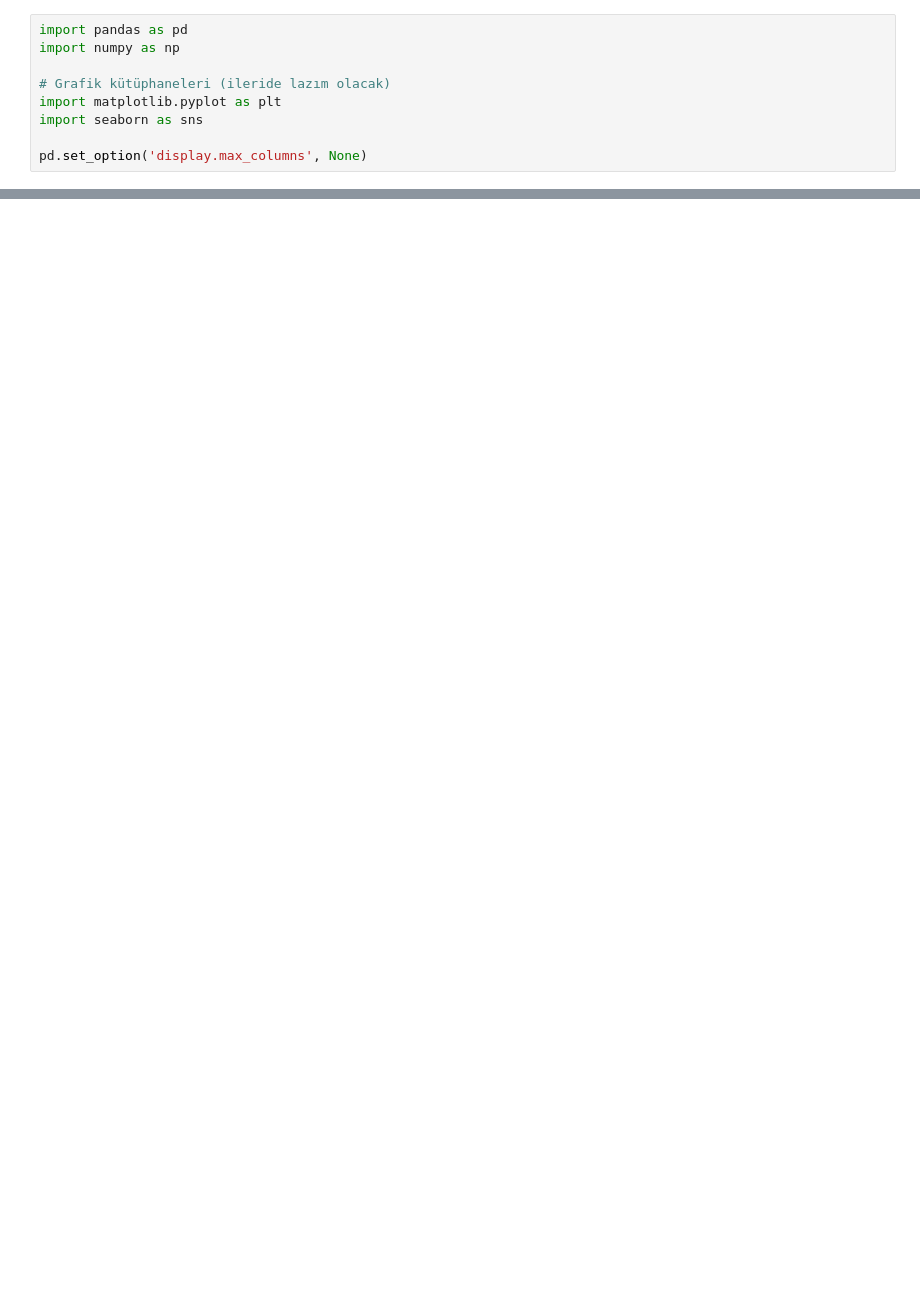
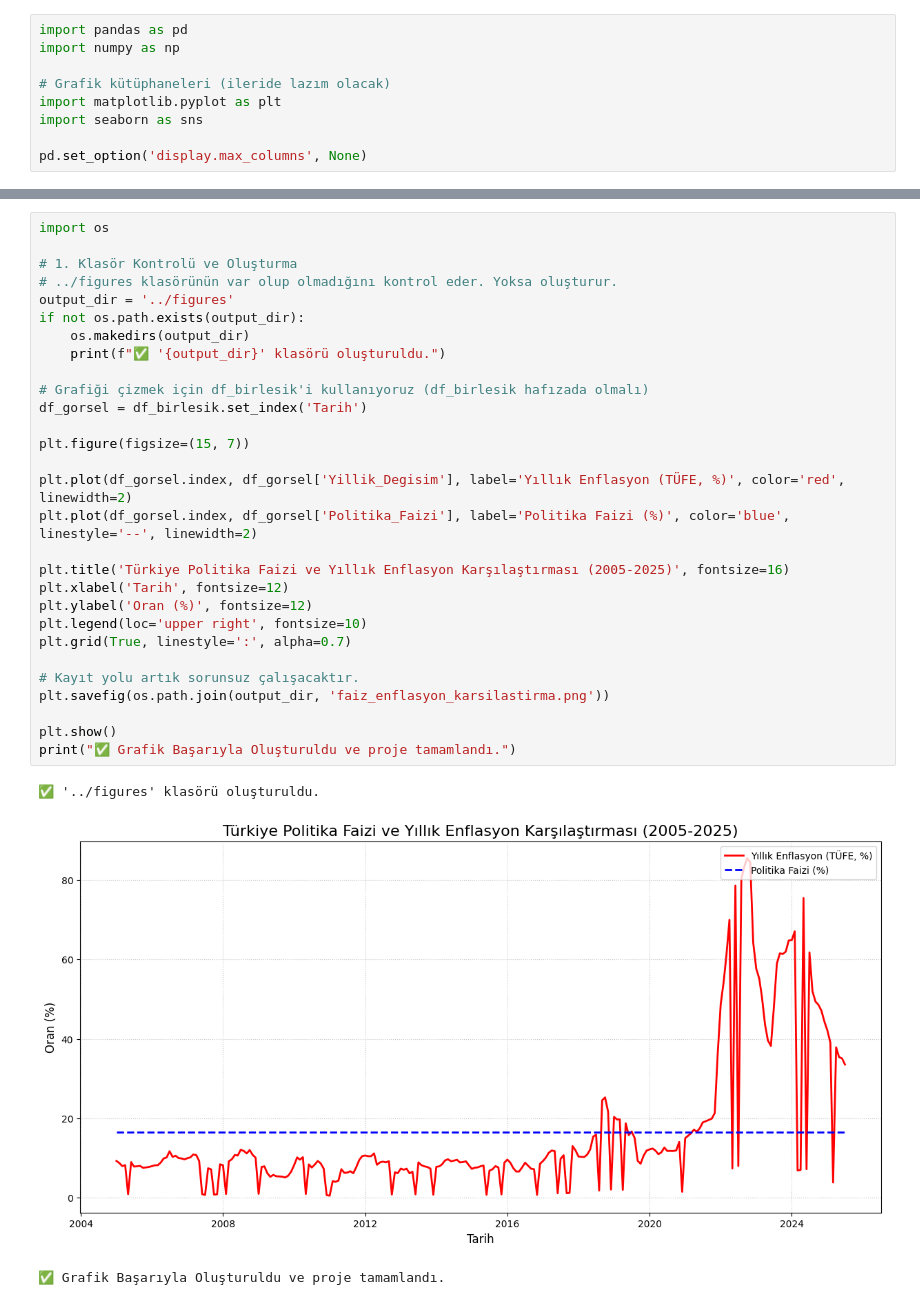
Before and after one commit to ozlem-wq/turkiye-enflasyon-analizi, a Jupyter notebook: 01_veri_toplama_ve_duzenleme.ipynb, the cells around one changed output, grey strips where cells are left out. Drawn from its saved outputs; the diff is of its cells as text; blank space fills up the shorter version.

```diff
--- a/01_veri_toplama_ve_duzenleme.ipynb
+++ b/01_veri_toplama_ve_duzenleme.ipynb
@@ -181,0 +60,33 @@ print(df_birlesik.head())
+# %%
+import os
+
+# 1. Klasör Kontrolü ve Oluşturma
+# ../figures klasörünün var olup olmadığını kontrol eder. Yoksa oluşturur.
+output_dir = '../figures'
+if not os.path.exists(output_dir):
+    os.makedirs(output_dir)
+    print(f"✅ '{output_dir}' klasörü oluşturuldu.")
+
+# Grafiği çizmek için df_birlesik'i kullanıyoruz (df_birlesik hafızada olmalı)
+df_gorsel = df_birlesik.set_index('Tarih')
+
+plt.figure(figsize=(15, 7))
+
+plt.plot(df_gorsel.index, df_gorsel['Yillik_Degisim'], label='Yıllık Enflasyon (TÜFE, %)', color='red', linewidth=2)
+plt.plot(df_gorsel.index, df_gorsel['Politika_Faizi'], label='Politika Faizi (%)', color='blue', linestyle='--', linewidth=2)
+
+plt.title('Türkiye Politika Faizi ve Yıllık Enflasyon Karşılaştırması (2005-2025)', fontsize=16)
+plt.xlabel('Tarih', fontsize=12)
+plt.ylabel('Oran (%)', fontsize=12)
+plt.legend(loc='upper right', fontsize=10)
+plt.grid(True, linestyle=':', alpha=0.7)
+
+# Kayıt yolu artık sorunsuz çalışacaktır.
+plt.savefig(os.path.join(output_dir, 'faiz_enflasyon_karsilastirma.png'))
+
+plt.show()
+print("✅ Grafik Başarıyla Oluşturuldu ve proje tamamlandı.")
+# %% [output]
+✅ '../figures' klasörü oluşturuldu.
+[figure, added]
+✅ Grafik Başarıyla Oluşturuldu ve proje tamamlandı.
```
Also changed, not shown: parts of 6 cells of this notebook.
